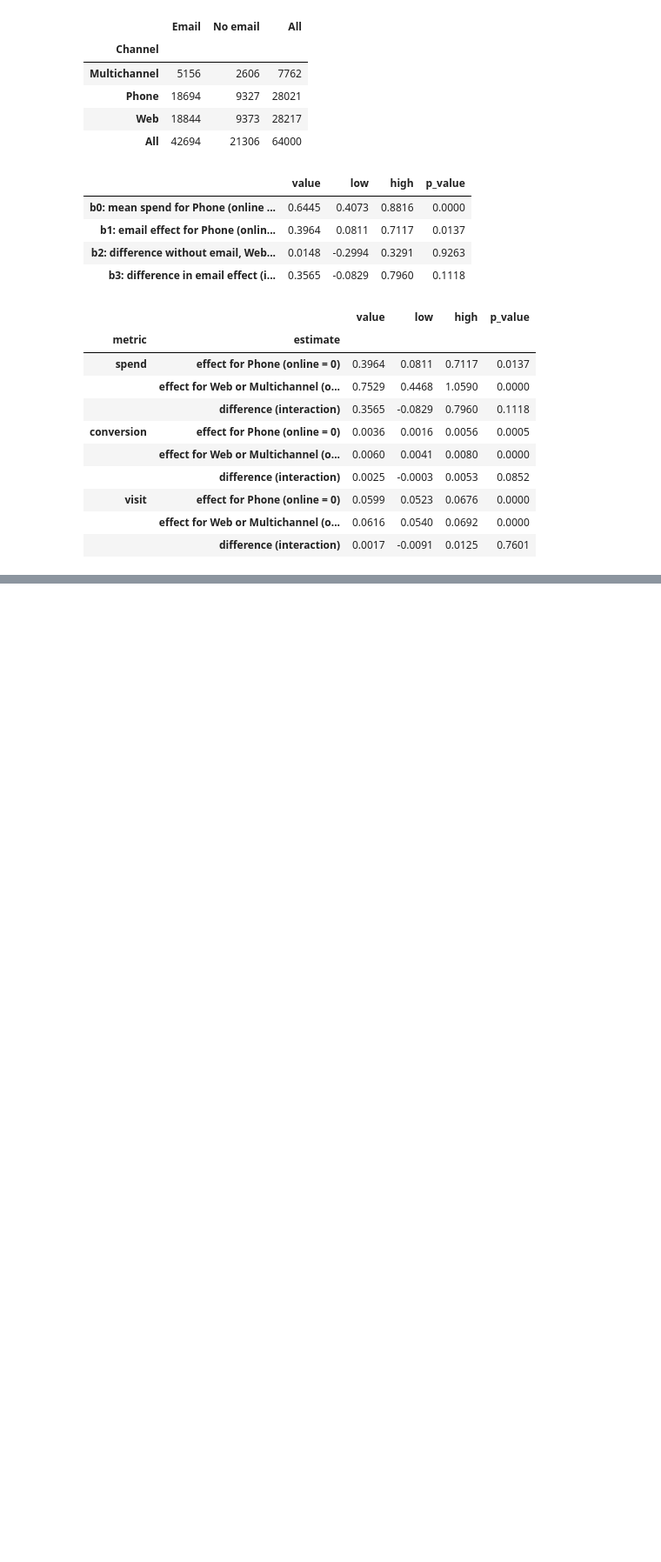
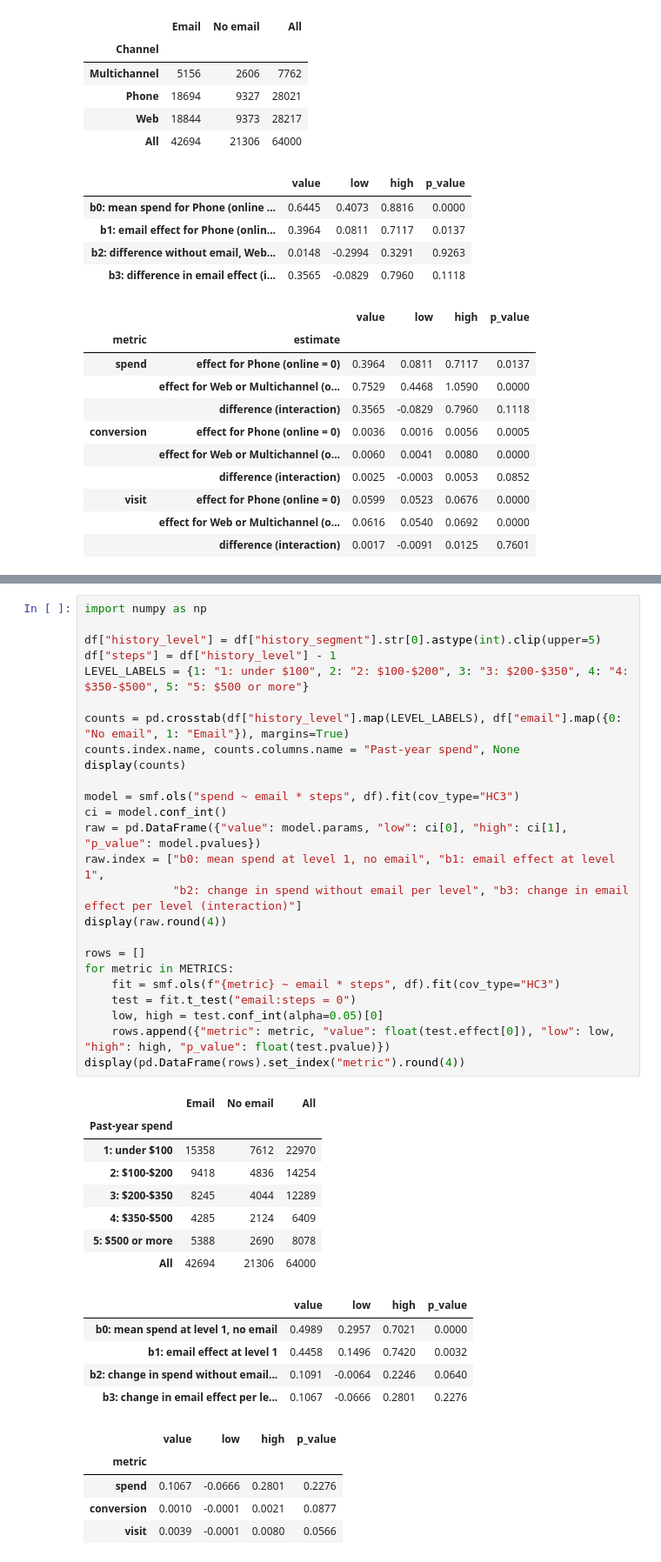
Before and after one commit to flora29058486/email-campaign-targeting, a Jupyter notebook: notebooks/02_01_segment_effects.ipynb, the cells around one changed output, grey strips where cells are left out. Shown at 87% size. Saved outputs shown, nothing was run; the diff lists cells and outputs as text; blank space fills up the shorter version.

```diff
--- a/notebooks/02_01_segment_effects.ipynb
+++ b/notebooks/02_01_segment_effects.ipynb
@@ -267,0 +284,44 @@ h3.round(4)
+# %%
+import numpy as np
+
+df["history_level"] = df["history_segment"].str[0].astype(int).clip(upper=5)
+df["steps"] = df["history_level"] - 1
+LEVEL_LABELS = {1: "1: under $100", 2: "2: $100-$200", 3: "3: $200-$350", 4: "4: $350-$500", 5: "5: $500 or more"}
+
+counts = pd.crosstab(df["history_level"].map(LEVEL_LABELS), df["email"].map({0: "No email", 1: "Email"}), margins=True)
+counts.index.name, counts.columns.name = "Past-year spend", None
+display(counts)
+
+model = smf.ols("spend ~ email * steps", df).fit(cov_type="HC3")
+ci = model.conf_int()
+raw = pd.DataFrame({"value": model.params, "low": ci[0], "high": ci[1], "p_value": model.pvalues})
+raw.index = ["b0: mean spend at level 1, no email", "b1: email effect at level 1",
+             "b2: change in spend without email per level", "b3: change in email effect per level (interaction)"]
+display(raw.round(4))
+
+rows = []
+for metric in METRICS:
+    fit = smf.ols(f"{metric} ~ email * steps", df).fit(cov_type="HC3")
+    test = fit.t_test("email:steps = 0")
+    low, high = test.conf_int(alpha=0.05)[0]
+    rows.append({"metric": metric, "value": float(test.effect[0]), "low": low, "high": high, "p_value": float(test.pvalue)})
+display(pd.DataFrame(rows).set_index("metric").round(4))
+# %% [output]
+|  | Email | No email | All |
+| Past-year spend |  |  |  |
+| 1: under $100 | 15358 | 7612 | 22970 |
+| 2: $100-$200 | 9418 | 4836 | 14254 |
+| 3: $200-$350 | 8245 | 4044 | 12289 |
+| 4: $350-$500 | 4285 | 2124 | 6409 |
+| 5: $500 or more | 5388 | 2690 | 8078 |
+| All | 42694 | 21306 | 64000 |
+|  | value | low | high | p_value |
+| b0: mean spend at level 1, no email | 0.4989 | 0.2957 | 0.7021 | 0.0000 |
+| b1: email effect at level 1 | 0.4458 | 0.1496 | 0.7420 | 0.0032 |
+| b2: change in spend without email... | 0.1091 | -0.0064 | 0.2246 | 0.0640 |
+| b3: change in email effect per le... | 0.1067 | -0.0666 | 0.2801 | 0.2276 |
+|  | value | low | high | p_value |
+| metric |  |  |  |  |
+| spend | 0.1067 | -0.0666 | 0.2801 | 0.2276 |
+| conversion | 0.0010 | -0.0001 | 0.0021 | 0.0877 |
+| visit | 0.0039 | -0.0001 | 0.0080 | 0.0566 |
```
Also changed, not shown: parts of 3 cells of this notebook, 1 other file.
